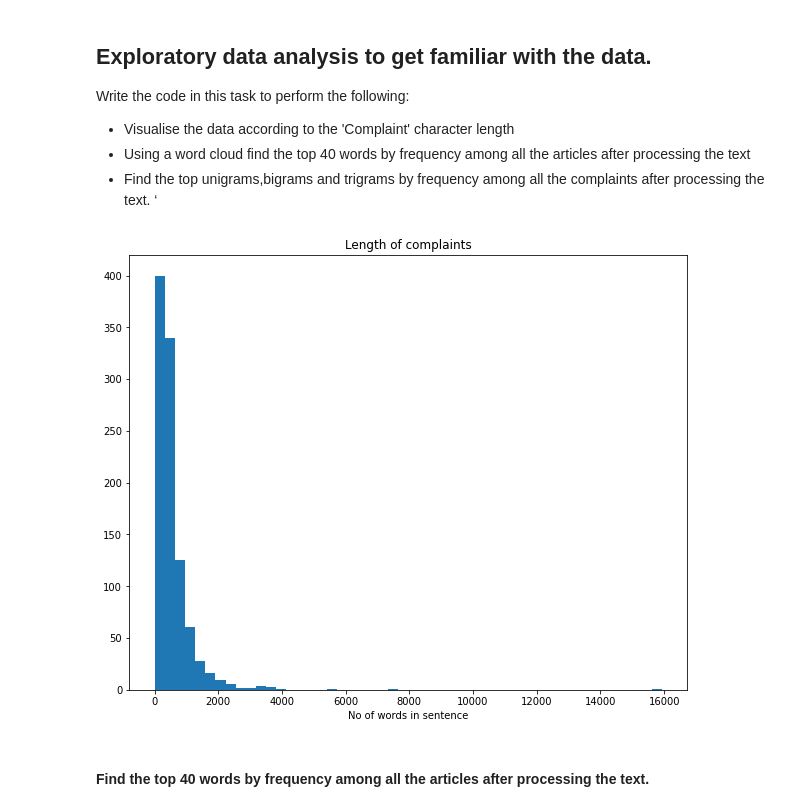
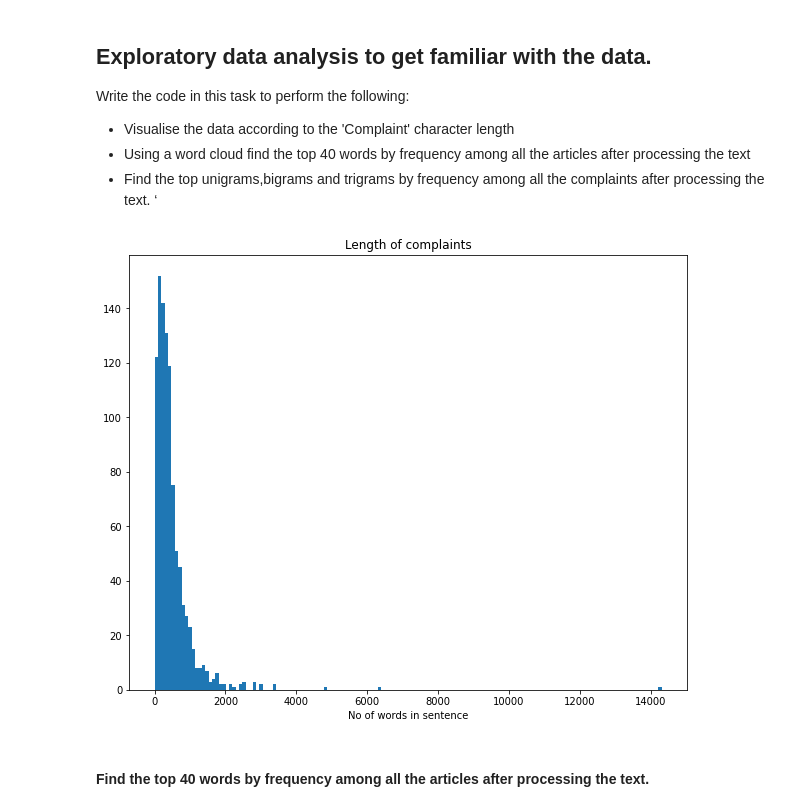
Before and after one commit to sreedevigattu/ticketclass, a Jupyter notebook: Automatic_Ticket_Classification_Assignment.ipynb, the cells around one changed output. Saved outputs shown, nothing was run; the diff lists cells and outputs as text; code cells hidden in the pictures.

```diff
--- a/Automatic_Ticket_Classification_Assignment.ipynb
+++ b/Automatic_Ticket_Classification_Assignment.ipynb
@@ -56,7 +56,7 @@ from pprint import pprint
 from tqdm import tqdm
 tqdm.pandas()
 
-COLAB = False
+COLAB = True
 # %%
 import missingno as msno
 
@@ -217,7 +223,8 @@ AFTER: 21072
 ## TODO: SELECT ONLY A SMALL SAMPLE
 To undo later
 # %%
-if COLAB == False: df = df.head(SAMPLE_SIZE)
+#if COLAB == False:
+df = df.head(1000)
 print(df.shape[0])
 # %% [output]
 1000
@@ -501,13 +505,13 @@ Write the code in this task to perform the following:
 # %%
 # Write your code here to visualise the data according to the 'Complaint' character length
 complaint_len = [len(i) for i in df_clean['complaint_POS_removed']]
 plt.figure(figsize=(10,8))
-plt.hist(complaint_len,bins=50)
+plt.hist(complaint_len,bins=150)
 plt.xlabel('No of words in sentence')
 plt.title('Length of complaints')
 plt.show()
 # %% [output]
-[figure, old version]
+[figure, new version]
 # %% [markdown]
 #### Find the top 40 words by frequency among all the articles after processing the text.
 # %%
```
Also changed, not shown: parts of 60 cells of this notebook.
